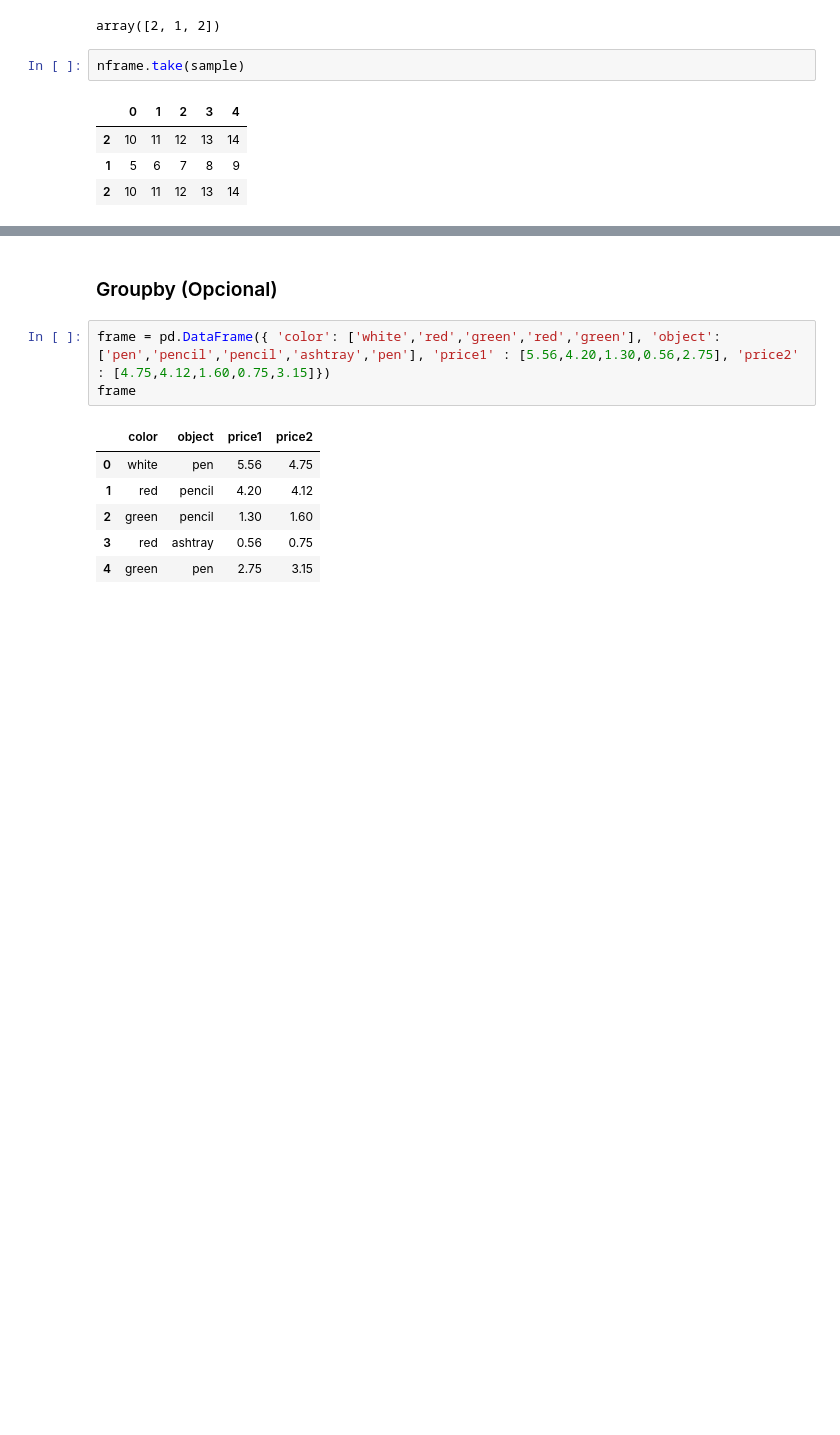
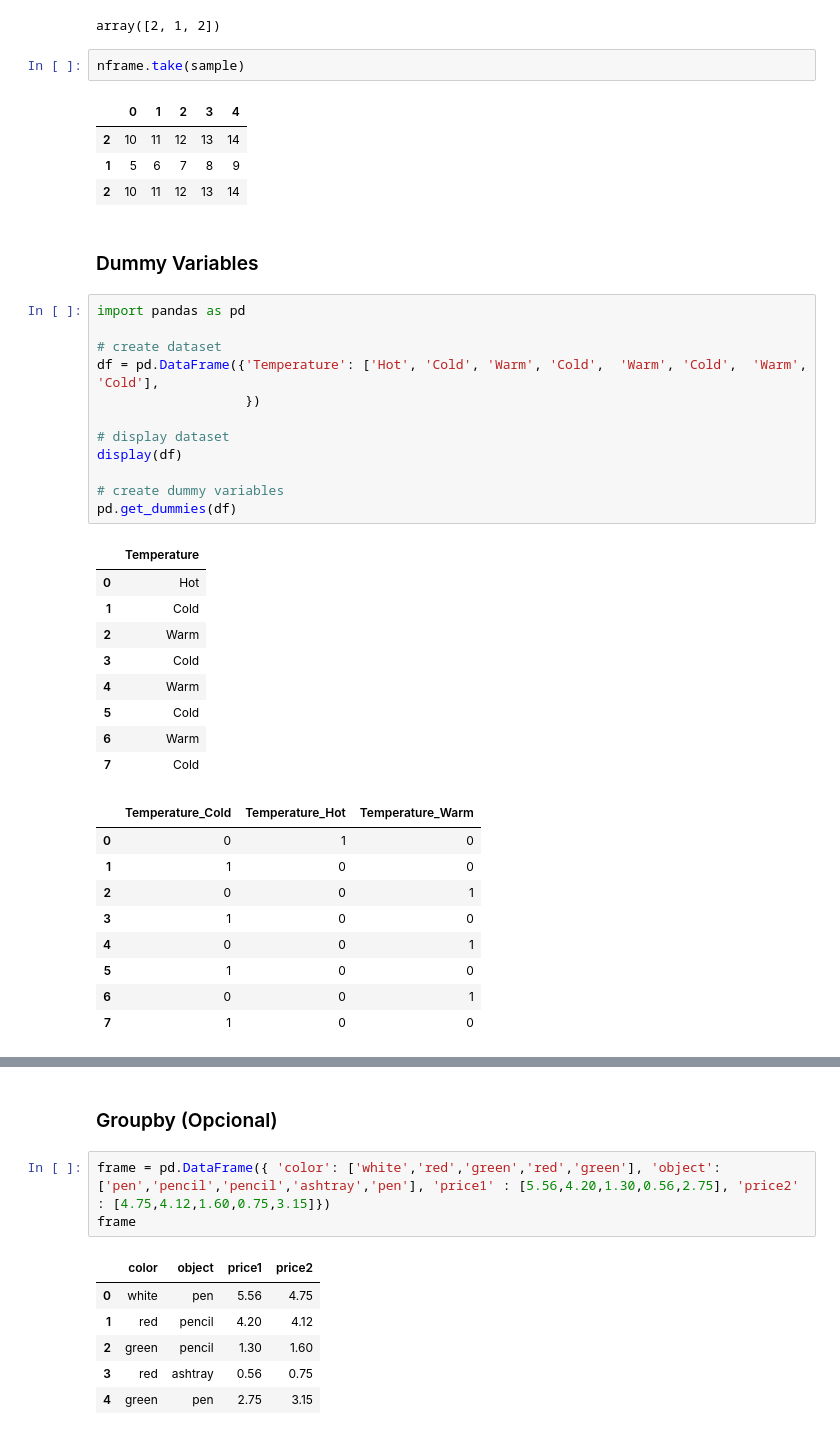
Before and after one commit to Santiago-Echeverri-Arteaga/Programacion_UQ_Fisica, a Jupyter notebook: Codigos/Clase_Pandas/practica_pandas.ipynb, the cells around one changed output, grey strips where cells are left out. Cells and saved outputs as stored; diff of their text form; blank space fills up the shorter version.

Commit message:
Agrego Regresion multilineal y EDA a clase pandas

```diff
--- a/Codigos/Clase_Pandas/practica_pandas.ipynb
+++ b/Codigos/Clase_Pandas/practica_pandas.ipynb
@@ -1093,3 +1139,36 @@ nframe.take(sample)
 | 2 | 10 | 11 | 12 | 13 | 14 |
 | 1 | 5 | 6 | 7 | 8 | 9 |
 | 2 | 10 | 11 | 12 | 13 | 14 |
+# %% [markdown]
+### Dummy Variables
+# %%
+import pandas as pd
+
+# create dataset
+df = pd.DataFrame({'Temperature': ['Hot', 'Cold', 'Warm', 'Cold',  'Warm', 'Cold',  'Warm', 'Cold'],
+                   })
+
+# display dataset
+display(df)
+
+# create dummy variables
+pd.get_dummies(df)
+# %% [output]
+|  | Temperature |
+| 0 | Hot |
+| 1 | Cold |
+| 2 | Warm |
+| 3 | Cold |
+| 4 | Warm |
+| 5 | Cold |
+| 6 | Warm |
+| 7 | Cold |
+|  | Temperature_Cold | Temperature_Hot | Temperature_Warm |
+| 0 | 0 | 1 | 0 |
+| 1 | 1 | 0 | 0 |
+| 2 | 0 | 0 | 1 |
+| 3 | 1 | 0 | 0 |
+| 4 | 0 | 0 | 1 |
+| 5 | 1 | 0 | 0 |
+| 6 | 0 | 0 | 1 |
+| 7 | 1 | 0 | 0 |
```
Also changed, not shown: parts of 13 cells of this notebook, 3 other files.
